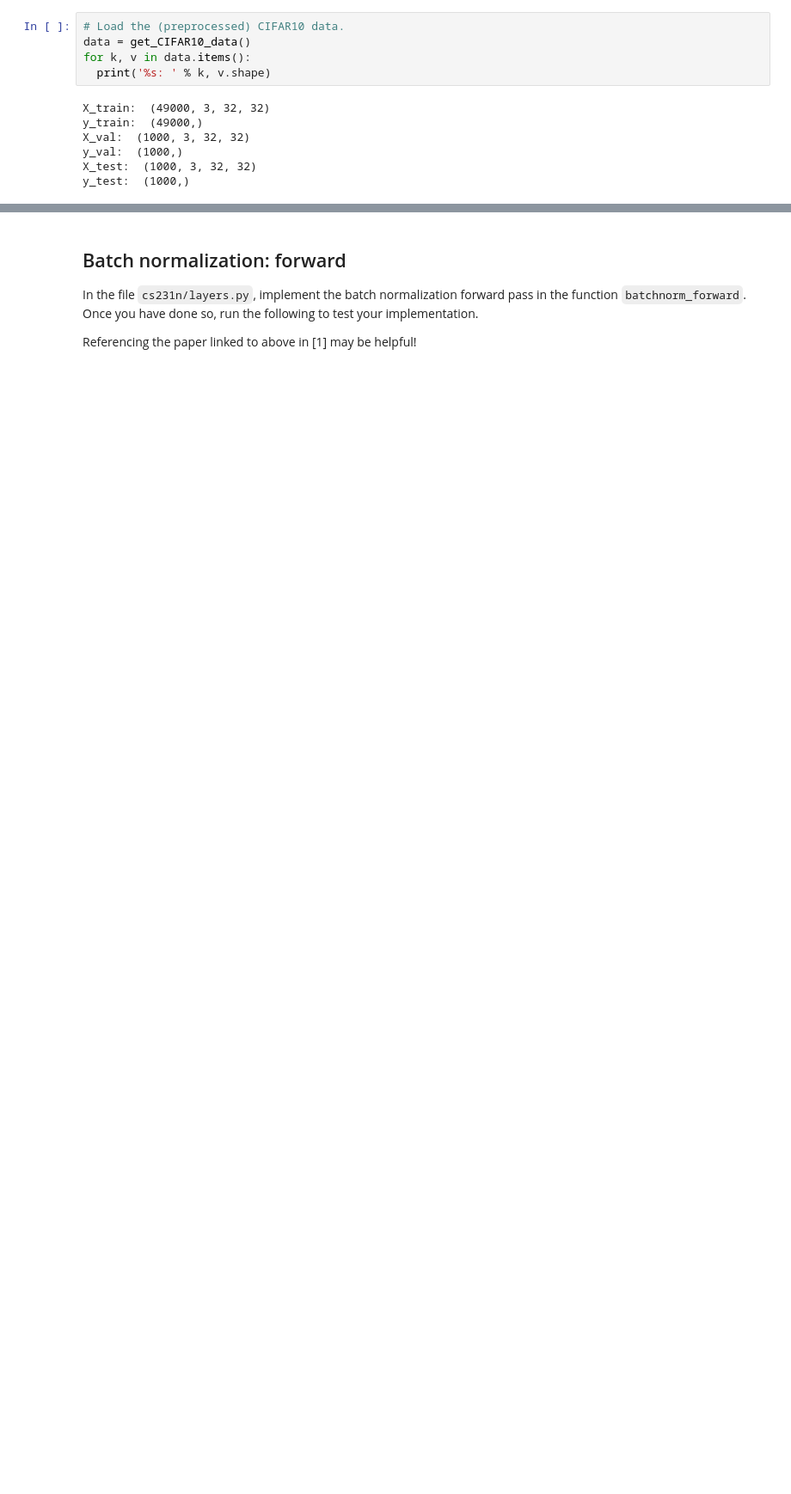
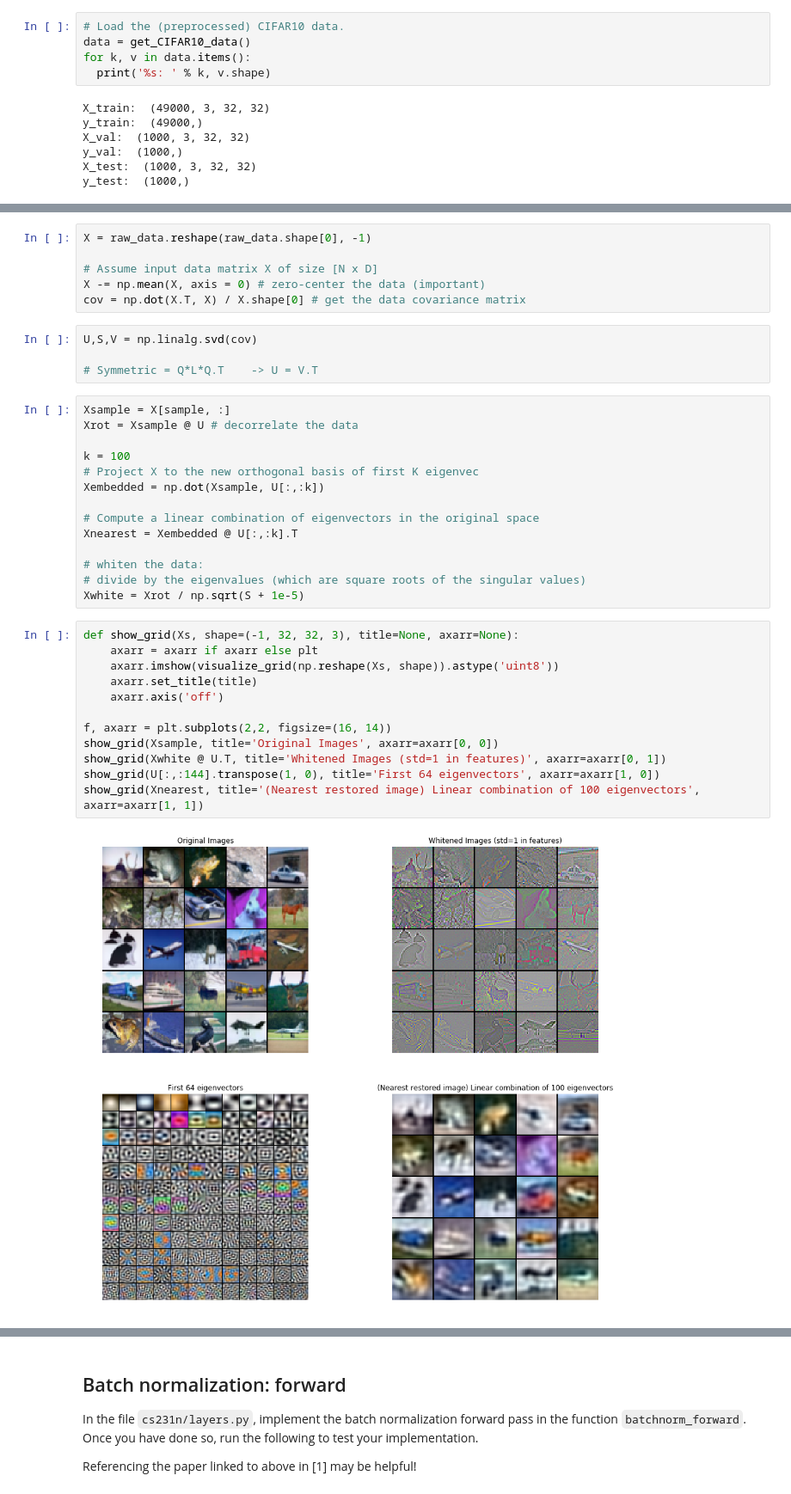
Before and after one commit to aduzhinskaya/cs231n, a Jupyter notebook: assignment2/BatchNormalization.ipynb, the cells around one changed output, grey strips where cells are left out. Shown at 86% size. Drawn from its saved outputs; the diff is of its cells as text; blank space fills up the shorter version.

```diff
--- a/assignment2/BatchNormalization.ipynb
+++ b/assignment2/BatchNormalization.ipynb
@@ -149,0 +166,38 @@ plt.axis('off')
+# %%
+X = raw_data.reshape(raw_data.shape[0], -1)
+
+# Assume input data matrix X of size [N x D]
+X -= np.mean(X, axis = 0) # zero-center the data (important)
+cov = np.dot(X.T, X) / X.shape[0] # get the data covariance matrix
+# %%
+U,S,V = np.linalg.svd(cov)
+
+# Symmetric = Q*L*Q.T    -> U = V.T
+# %%
+Xsample = X[sample, :]
+Xrot = Xsample @ U # decorrelate the data
+
+k = 100
+# Project X to the new orthogonal basis of first K eigenvec
+Xembedded = np.dot(Xsample, U[:,:k])
+
+# Compute a linear combination of eigenvectors in the original space
+Xnearest = Xembedded @ U[:,:k].T
+
+# whiten the data:
+# divide by the eigenvalues (which are square roots of the singular values)
+Xwhite = Xrot / np.sqrt(S + 1e-5)
+# %%
+def show_grid(Xs, shape=(-1, 32, 32, 3), title=None, axarr=None):
+    axarr = axarr if axarr else plt
+    axarr.imshow(visualize_grid(np.reshape(Xs, shape)).astype('uint8'))
+    axarr.set_title(title)
+    axarr.axis('off')
+
+f, axarr = plt.subplots(2,2, figsize=(16, 14))
+show_grid(Xsample, title='Original Images', axarr=axarr[0, 0])
+show_grid(Xwhite @ U.T, title='Whitened Images (std=1 in features)', axarr=axarr[0, 1])
+show_grid(U[:,:144].transpose(1, 0), title='First 64 eigenvectors', axarr=axarr[1, 0])
+show_grid(Xnearest, title='(Nearest restored image) Linear combination of 100 eigenvectors', axarr=axarr[1, 1])
+# %% [output]
+[figure, added]
```
Also changed, not shown: parts of 7 cells of this notebook.
